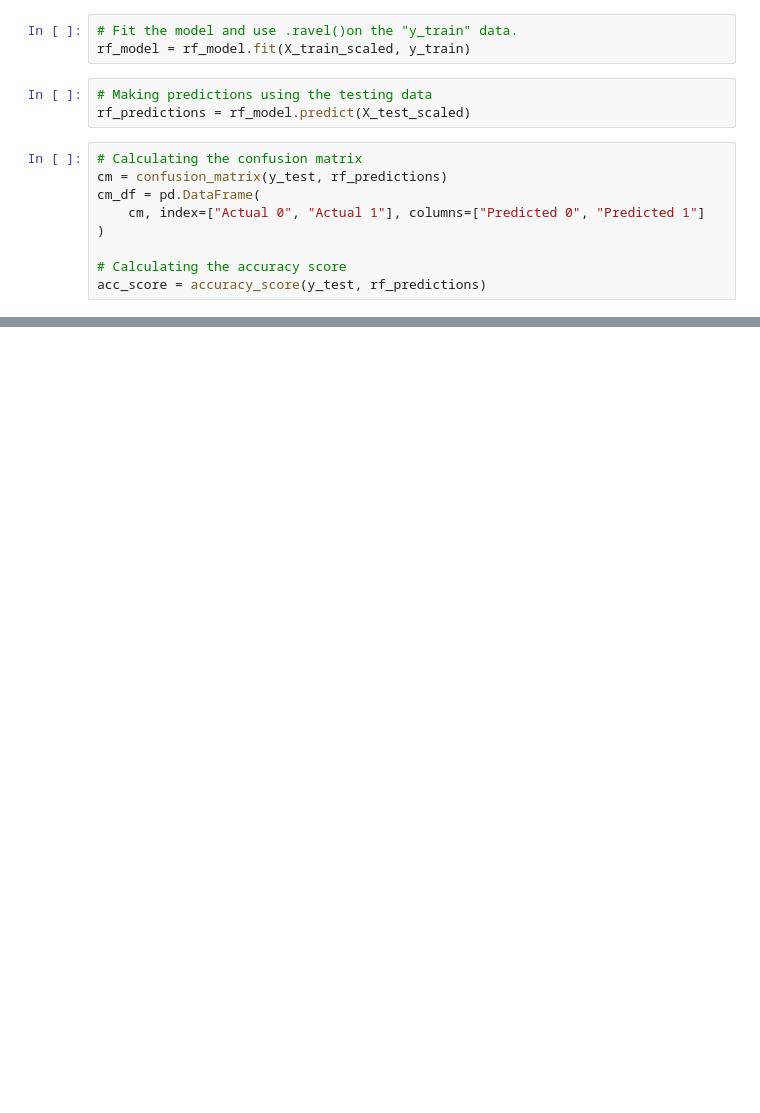
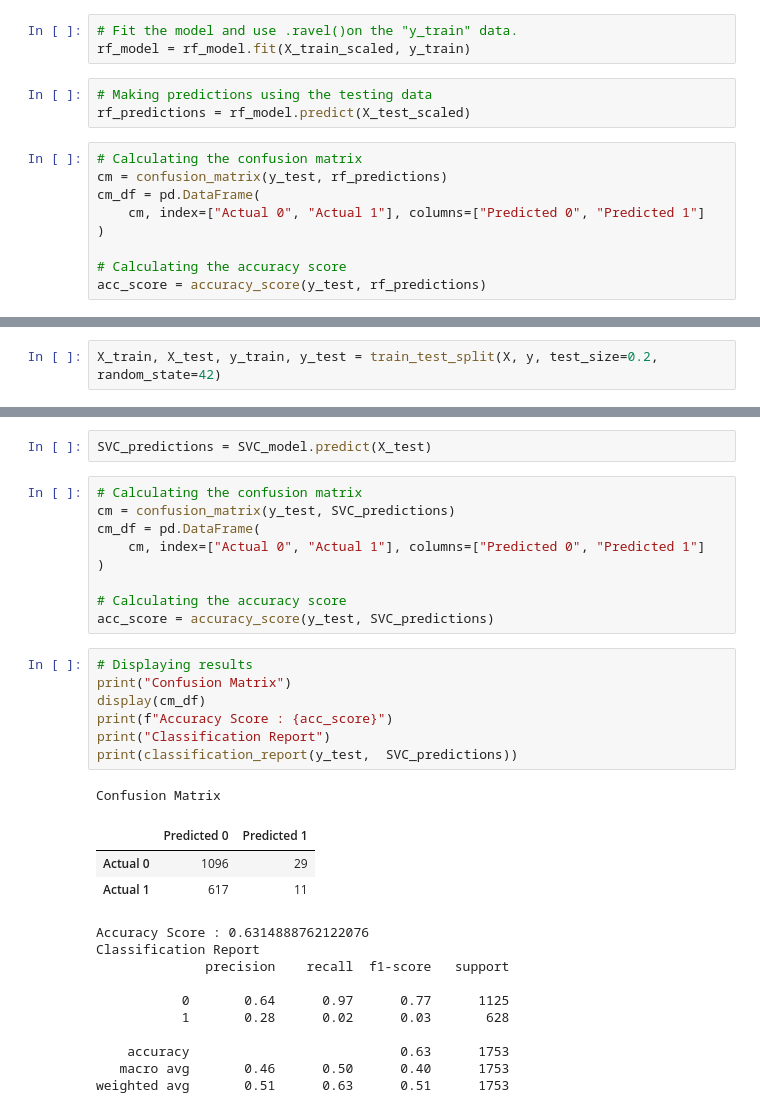
Before and after one commit to Arnawutu/Project4Group7, a Jupyter notebook: spark_test.ipynb, the cells around one changed output, grey strips where cells are left out. Cells and saved outputs as stored; diff of their text form; blank space fills up the shorter version.

```diff
--- a/spark_test.ipynb
+++ b/spark_test.ipynb
@@ -323,0 +543,2 @@ Top 10 most important features:
+# %%
+X_train, X_test, y_train, y_test = train_test_split(X, y, test_size=0.2, random_state=42)
@@ -323,0 +551,33 @@ Top 10 most important features:
+# %%
+SVC_predictions = SVC_model.predict(X_test)
+# %%
+# Calculating the confusion matrix
+cm = confusion_matrix(y_test, SVC_predictions)
+cm_df = pd.DataFrame(
+    cm, index=["Actual 0", "Actual 1"], columns=["Predicted 0", "Predicted 1"]
+)
+
+# Calculating the accuracy score
+acc_score = accuracy_score(y_test, SVC_predictions)
+# %%
+# Displaying results
+print("Confusion Matrix")
+display(cm_df)
+print(f"Accuracy Score : {acc_score}")
+print("Classification Report")
+print(classification_report(y_test,  SVC_predictions))
+# %% [output]
+Confusion Matrix
+|  | Predicted 0 | Predicted 1 |
+| Actual 0 | 1096 | 29 |
+| Actual 1 | 617 | 11 |
+Accuracy Score : 0.6314888762122076
+Classification Report
+              precision    recall  f1-score   support
+
+           0       0.64      0.97      0.77      1125
+           1       0.28      0.02      0.03       628
+
+    accuracy                           0.63      1753
+   macro avg       0.46      0.50      0.40      1753
+weighted avg       0.51      0.63      0.51      1753
```
Also changed, not shown: parts of 26 cells of this notebook.
